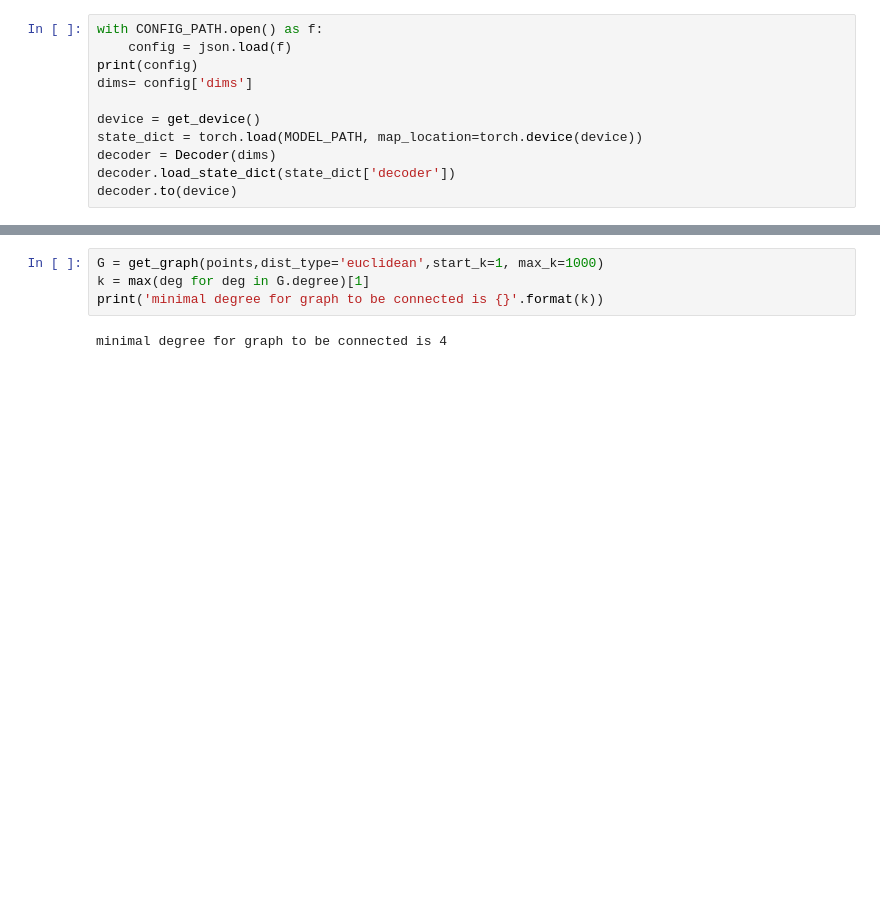
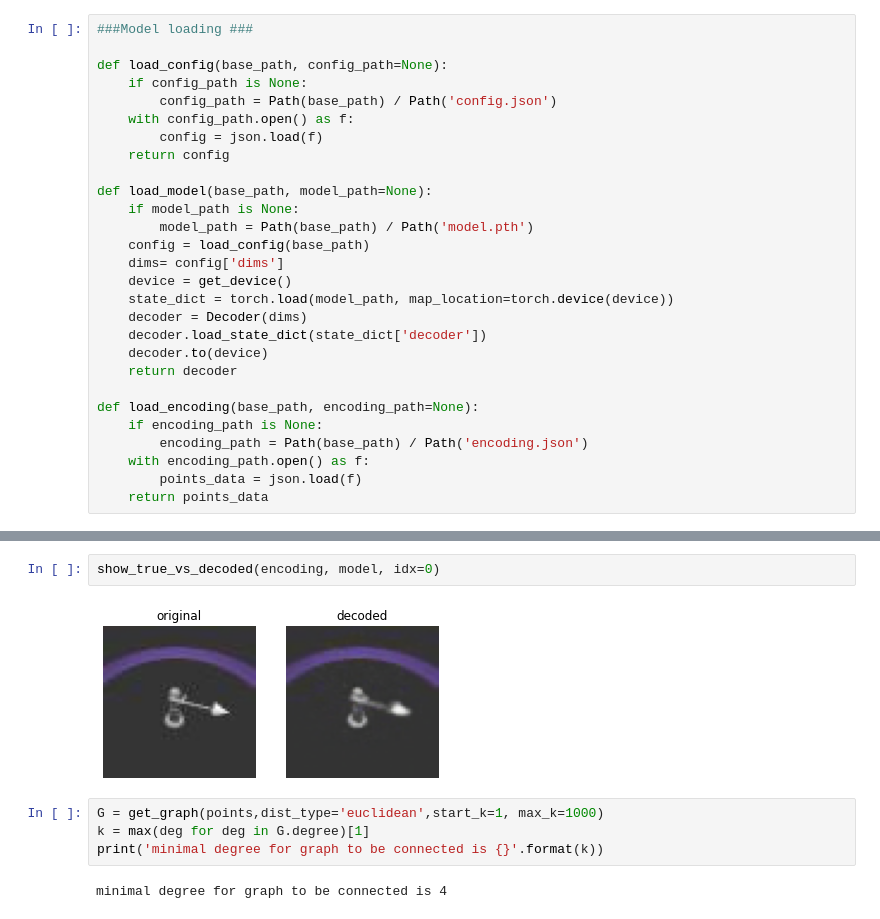
Before and after one commit to Iddoyadlin/DeepLearningCS3598, a Jupyter notebook: graph.ipynb, the cells around one changed output, grey strips where cells are left out. Drawn from its saved outputs; the diff is of its cells as text; blank space fills up the shorter version.

```diff
--- a/graph.ipynb
+++ b/graph.ipynb
@@ -30,11 +15,28 @@ pd.DataFrame(points).shape[0]
 # %%
-with CONFIG_PATH.open() as f:
-    config = json.load(f)
-print(config)
-dims= config['dims']
+###Model loading ###
 
-device = get_device()
-state_dict = torch.load(MODEL_PATH, map_location=torch.device(device))
-decoder = Decoder(dims)
-decoder.load_state_dict(state_dict['decoder'])
-decoder.to(device)
+def load_config(base_path, config_path=None):
+    if config_path is None:
+        config_path = Path(base_path) / Path('config.json')
+    with config_path.open() as f:
+        config = json.load(f)
+    return config
+
+def load_model(base_path, model_path=None):
+    if model_path is None:
+        model_path = Path(base_path) / Path('model.pth')
+    config = load_config(base_path)
+    dims= config['dims']
+    device = get_device()
+    state_dict = torch.load(model_path, map_location=torch.device(device))
+    decoder = Decoder(dims)
+    decoder.load_state_dict(state_dict['decoder'])
+    decoder.to(device)
+    return decoder
+
+def load_encoding(base_path, encoding_path=None):
+    if encoding_path is None:
+        encoding_path = Path(base_path) / Path('encoding.json')
+    with encoding_path.open() as f:
+        points_data = json.load(f)
+    return points_data
@@ -52,3 +275,7 @@ Decoder(
+# %%
+show_true_vs_decoded(encoding, model, idx=0)
+# %% [output]
+[figure, added]
 # %%
 G = get_graph(points,dist_type='euclidean',start_k=1, max_k=1000)
 k = max(deg for deg in G.degree)[1]
```
Also changed, not shown: parts of 19 cells of this notebook, 1 other file.
